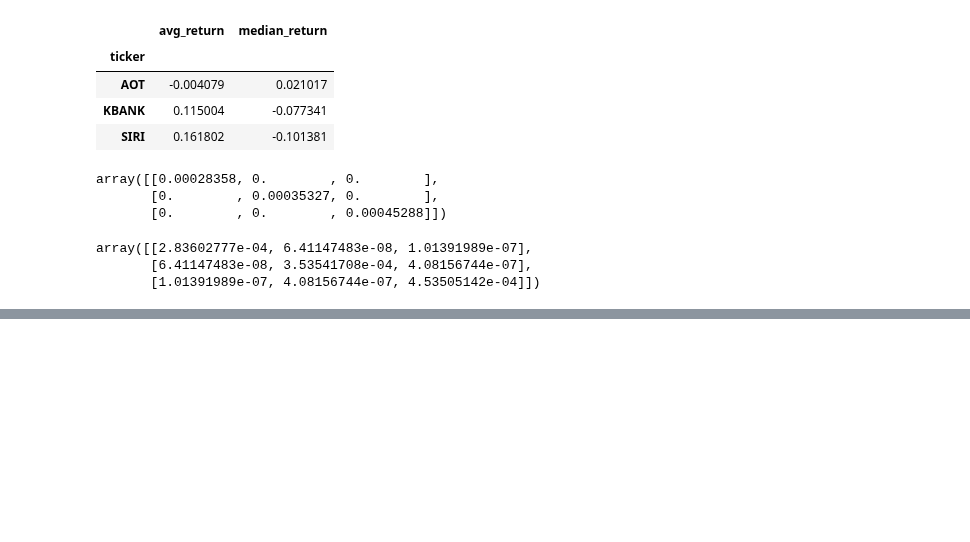
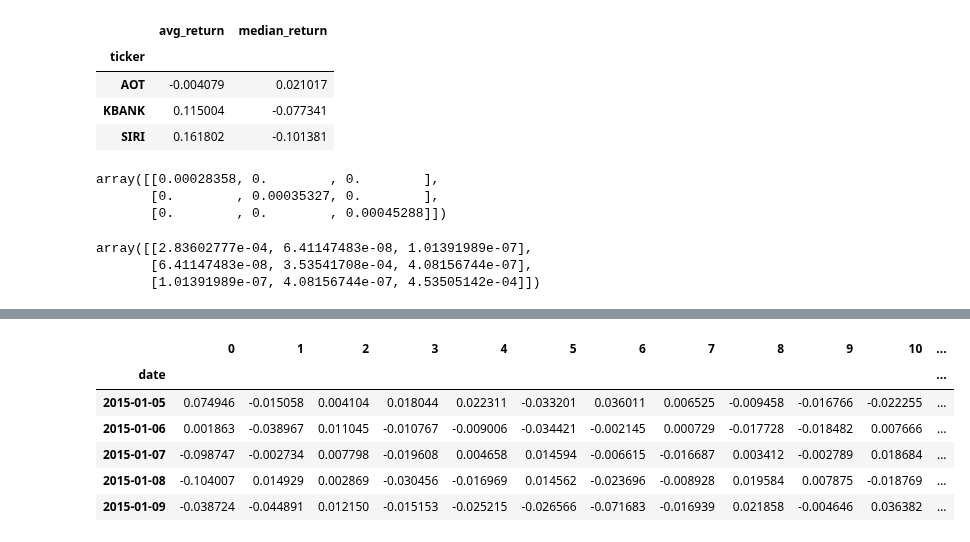
Before and after one commit to pasinsiri/quant-investment, a Jupyter notebook: alpha_factor.ipynb, the cells around one changed output, grey strips where cells are left out. Saved outputs shown, nothing was run; the diff lists cells and outputs as text; code cells hidden in the pictures; blank space fills up the shorter version.

```diff
--- a/alpha_factor.ipynb
+++ b/alpha_factor.ipynb
@@ -345,0 +413,11 @@ array([[2.83602777e-04, 6.41147483e-08, 1.01391989e-07],
+# %%
+# factor return
+rm.factor_returns_.head()
+# %% [output]
+|  | 0 | 1 | 2 | 3 | 4 | 5 | 6 | 7 | 8 | 9 | 10 | ... |
+| date |  |  |  |  |  |  |  |  |  |  |  | ... |
+| 2015-01-05 | 0.074946 | -0.015058 | 0.004104 | 0.018044 | 0.022311 | -0.033201 | 0.036011 | 0.006525 | -0.009458 | -0.016766 | -0.022255 | ... |
+| 2015-01-06 | 0.001863 | -0.038967 | 0.011045 | -0.010767 | -0.009006 | -0.034421 | -0.002145 | 0.000729 | -0.017728 | -0.018482 | 0.007666 | ... |
+| 2015-01-07 | -0.098747 | -0.002734 | 0.007798 | -0.019608 | 0.004658 | 0.014594 | -0.006615 | -0.016687 | 0.003412 | -0.002789 | 0.018684 | ... |
+| 2015-01-08 | -0.104007 | 0.014929 | 0.002869 | -0.030456 | -0.016969 | 0.014562 | -0.023696 | -0.008928 | 0.019584 | 0.007875 | -0.018769 | ... |
+| 2015-01-09 | -0.038724 | -0.044891 | 0.012150 | -0.015153 | -0.025215 | -0.026566 | -0.071683 | -0.016939 | 0.021858 | -0.004646 | 0.036382 | ... |
```
Also changed, not shown: parts of 9 cells of this notebook.
